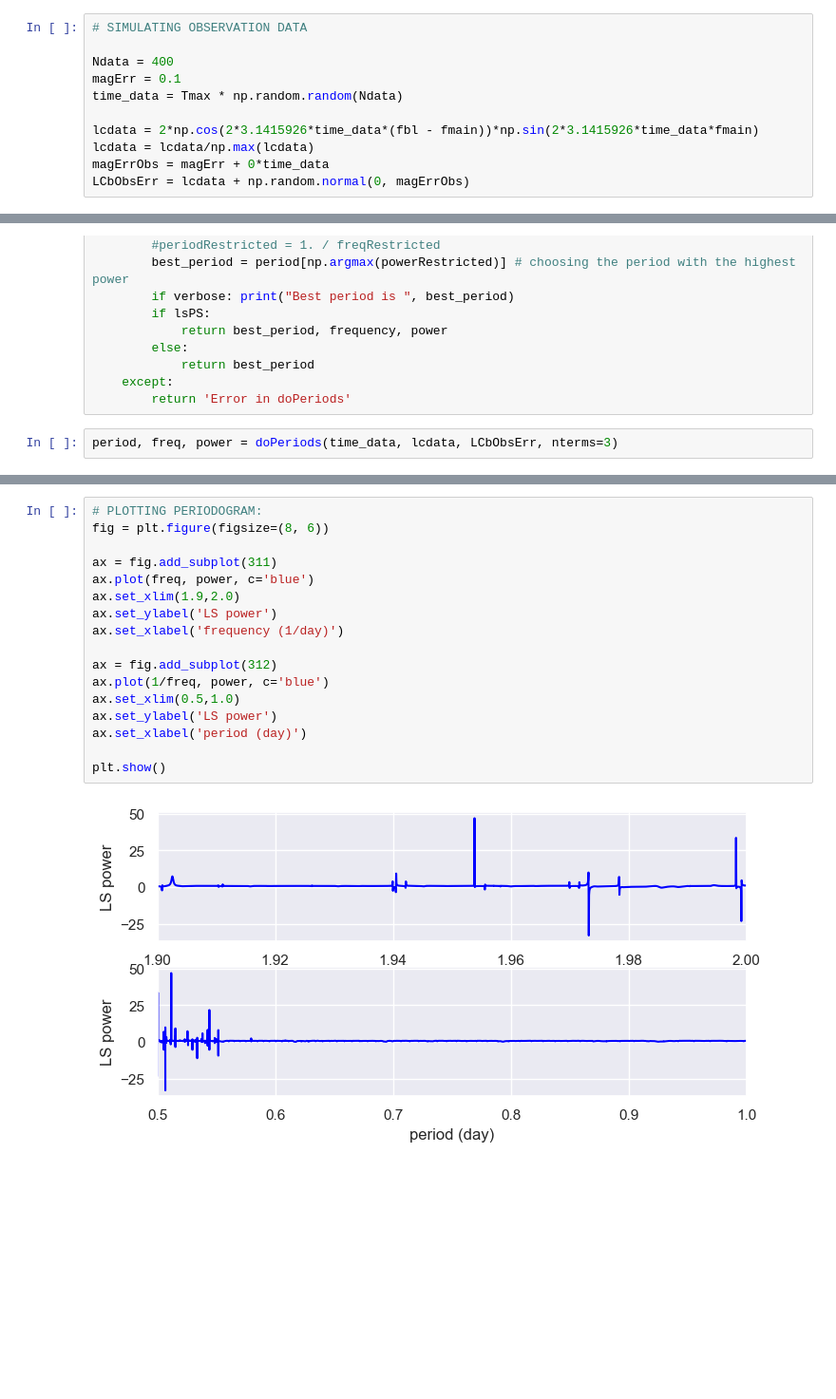
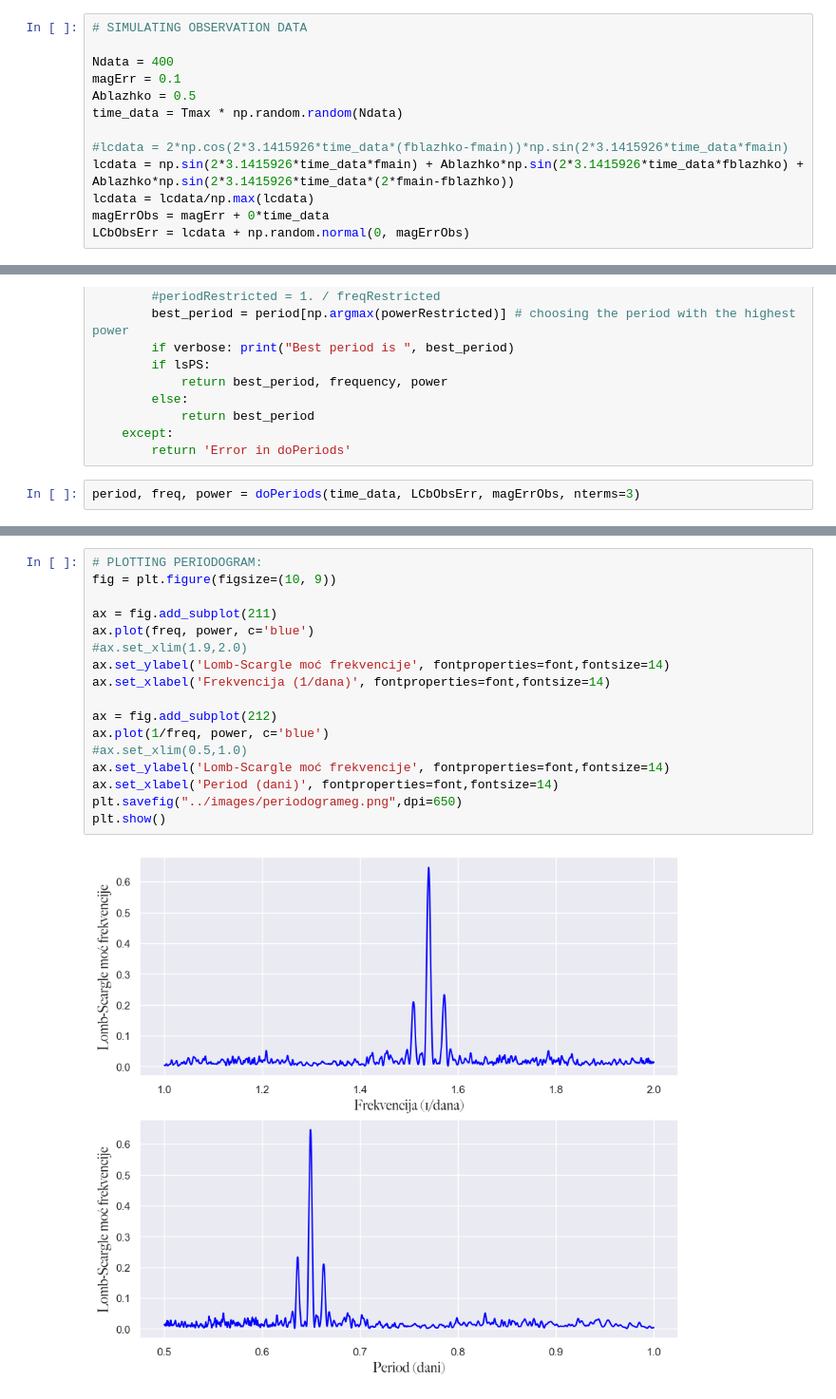
Before and after one commit to emadonev/var_stars, a Jupyter notebook: nbs/interference_beats.ipynb, the cells around one changed output, grey strips where cells are left out. Shown at 95% size. Drawn from its saved outputs; the diff is of its cells as text; blank space fills up the shorter version.

```diff
--- a/nbs/experimentation.ipynb
+++ b/nbs/interference_beats.ipynb
@@ -113,9 +113,11 @@ plt.show()
 
 Ndata = 400
 magErr = 0.1
+Ablazhko = 0.5
 time_data = Tmax * np.random.random(Ndata)
 
-lcdata = 2*np.cos(2*3.1415926*time_data*(fbl - fmain))*np.sin(2*3.1415926*time_data*fmain)
+#lcdata = 2*np.cos(2*3.1415926*time_data*(fblazhko-fmain))*np.sin(2*3.1415926*time_data*fmain)
+lcdata = np.sin(2*3.1415926*time_data*fmain) + Ablazhko*np.sin(2*3.1415926*time_data*fblazhko) + Ablazhko*np.sin(2*3.1415926*time_data*(2*fmain-fblazhko))
 lcdata = lcdata/np.max(lcdata)
 magErrObs = magErr + 0*time_data
 LCbObsErr = lcdata + np.random.normal(0, magErrObs)
@@ -152,7 +159,7 @@ def doPeriods(time, mag, magErr, nterms, lsPS=True, nyquist=100, freqFac=1.05, v
     except:
         return 'Error in doPeriods'
 # %%
-period, freq, power = doPeriods(time_data, lcdata, LCbObsErr, nterms=3)
+period, freq, power = doPeriods(time_data, LCbObsErr, magErrObs, nterms=3)
 # %% [output]
 Starting calculations...
 Arranging frequencies to calculate...
@@ -161,19 +168,19 @@ Best period is  0.797543565816942
 # %%
 # PLOTTING PERIODOGRAM:
-fig = plt.figure(figsize=(8, 6))
+fig = plt.figure(figsize=(10, 9))
 
-ax = fig.add_subplot(311)
+ax = fig.add_subplot(211)
 ax.plot(freq, power, c='blue')
-ax.set_xlim(1.9,2.0)
-ax.set_ylabel('LS power')
-ax.set_xlabel('frequency (1/day)')
+#ax.set_xlim(1.9,2.0)
+ax.set_ylabel('Lomb-Scargle moć frekvencije', fontproperties=font,fontsize=14)
+ax.set_xlabel('Frekvencija (1/dana)', fontproperties=font,fontsize=14)
 
-ax = fig.add_subplot(312)
+ax = fig.add_subplot(212)
 ax.plot(1/freq, power, c='blue')
-ax.set_xlim(0.5,1.0)
-ax.set_ylabel('LS power')
-ax.set_xlabel('period (day)')
-
+#ax.set_xlim(0.5,1.0)
+ax.set_ylabel('Lomb-Scargle moć frekvencije', fontproperties=font,fontsize=14)
+ax.set_xlabel('Period (dani)', fontproperties=font,fontsize=14)
+plt.savefig("../images/periodogrameg.png",dpi=650)
 plt.show()
 # %% [output]
-[figure, old version]
+[figure, new version]
```
Also changed, not shown: parts of 3 cells of this notebook, 8 other files.
